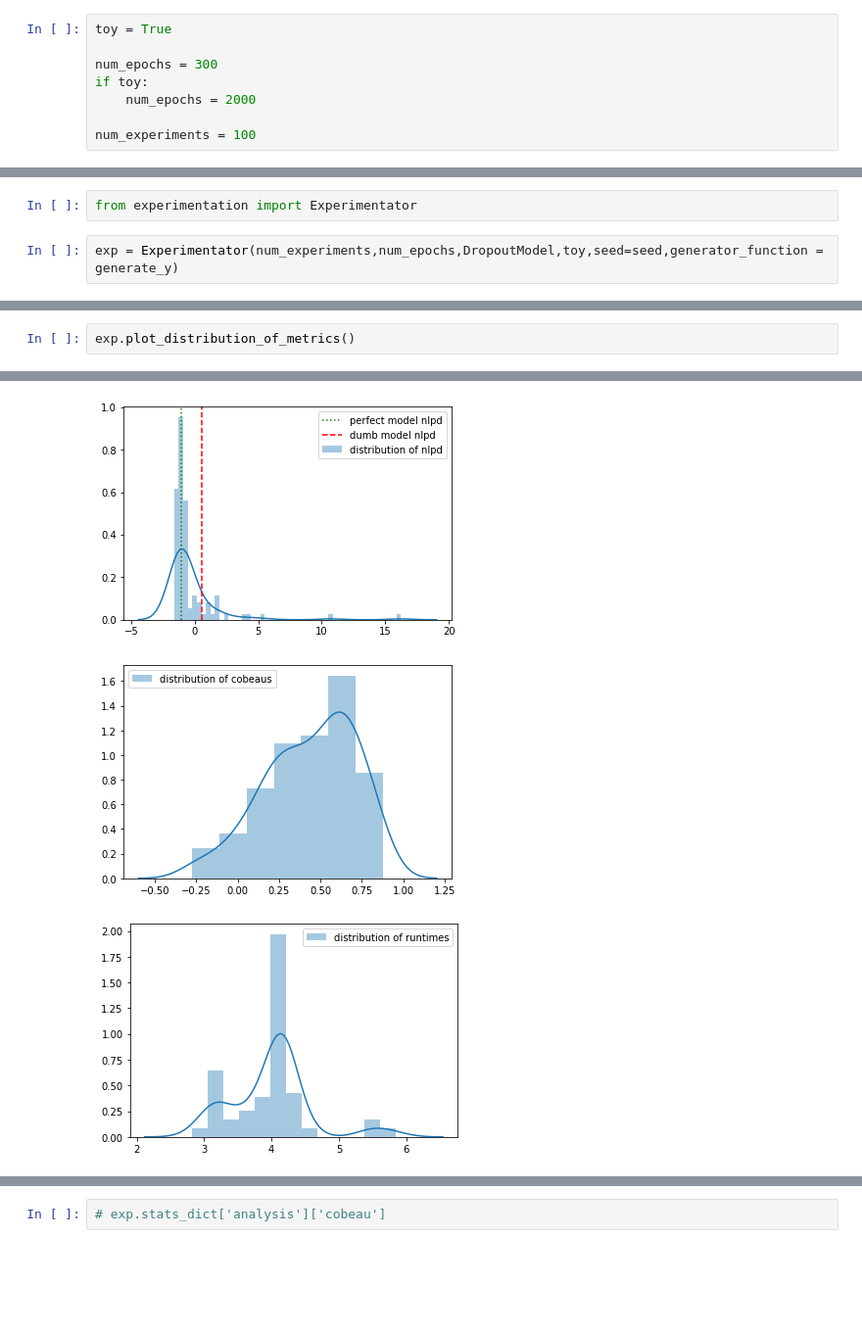
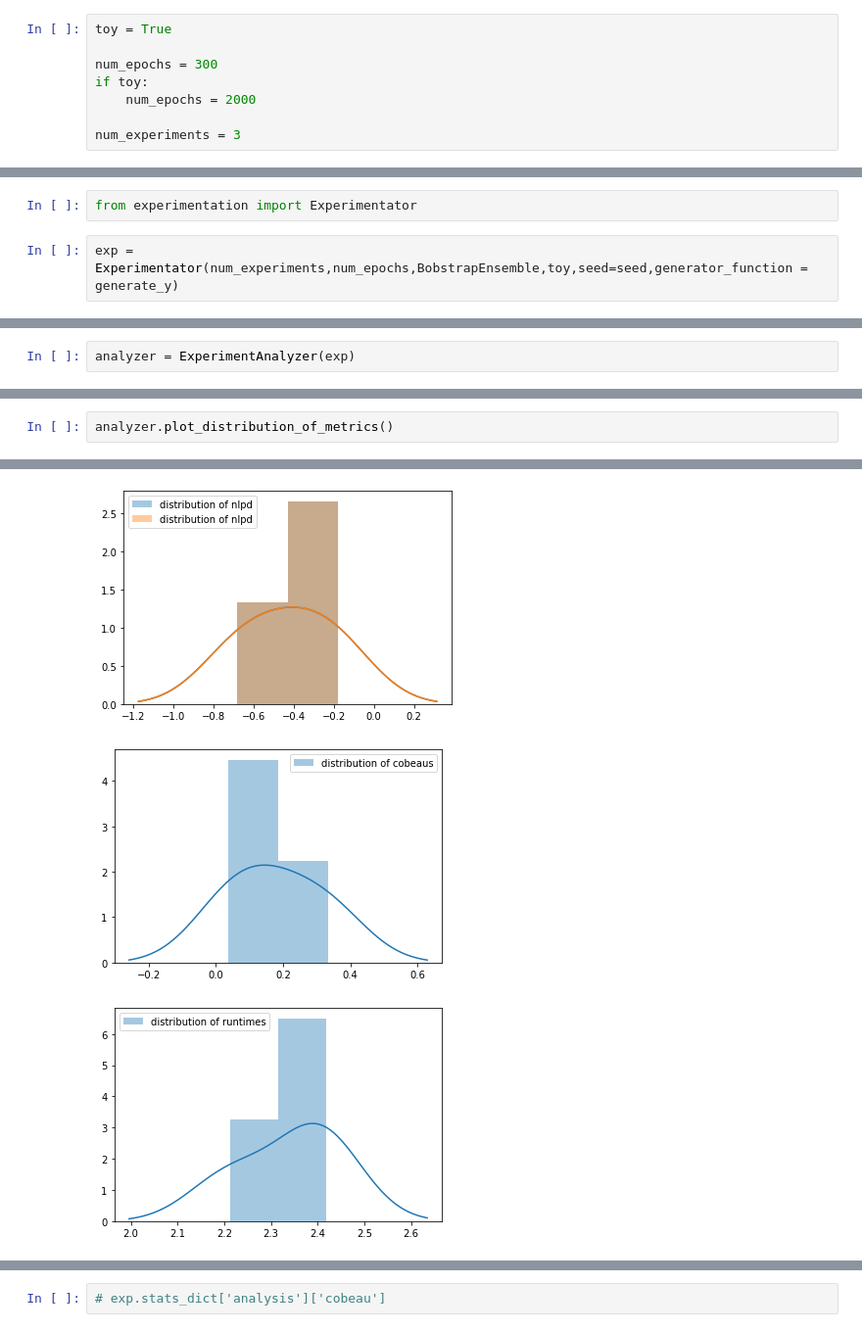
Before and after one commit to wooohoooo/uncertainty_regression_pytorch, a Jupyter notebook: models/experiment.ipynb, the cells around one changed output, grey strips where cells are left out. Shown at 98% size. Drawn from its saved outputs; the diff is of its cells as text; blank space fills up the shorter version.

Commit message:
de coupled experimentation from analysis
+ de-coupled experimentation from analysis in experimentation.py
+ adjusted notebook

```diff
--- a/models/experiment.ipynb
+++ b/models/experiment.ipynb
@@ -91,7 +91,7 @@ num_epochs = 300
 if toy:
     num_epochs = 2000
 
-num_experiments = 100
+num_experiments = 3
 # %%
 from nn_models.models import SaverModel, BobstrapEnsemble, DropoutModel
 from nn_models.base_ensemble import VanillaEnsemble
@@ -106,5 +106,5 @@ n_std = 4
 # %%
 from experimentation import Experimentator
 # %%
-exp = Experimentator(num_experiments,num_epochs,DropoutModel,toy,seed=seed,generator_function = generate_y)
+exp = Experimentator(num_experiments,num_epochs,BobstrapEnsemble,toy,seed=seed,generator_function = generate_y)
 # %% [output]
@@ -134 +138,3 @@ the training for 2000 took 3.0580012798309326
+# %%
+analyzer = ExperimentAnalyzer(exp)
 # %%
@@ -145,3 +151,3 @@ exp.analysis()
 # %%
-exp.plot_distribution_of_metrics()
+analyzer.plot_distribution_of_metrics()
 # %% [output]
@@ -153,4 +163,4 @@ exp.plot_distribution_of_metrics()
-[figure, old version]
+[figure, new version]
-[figure, old version]
+[figure, new version]
-[figure, old version]
+[figure, new version]
 # %%
```
Also changed, not shown: parts of 19 cells of this notebook, 1 other file.
